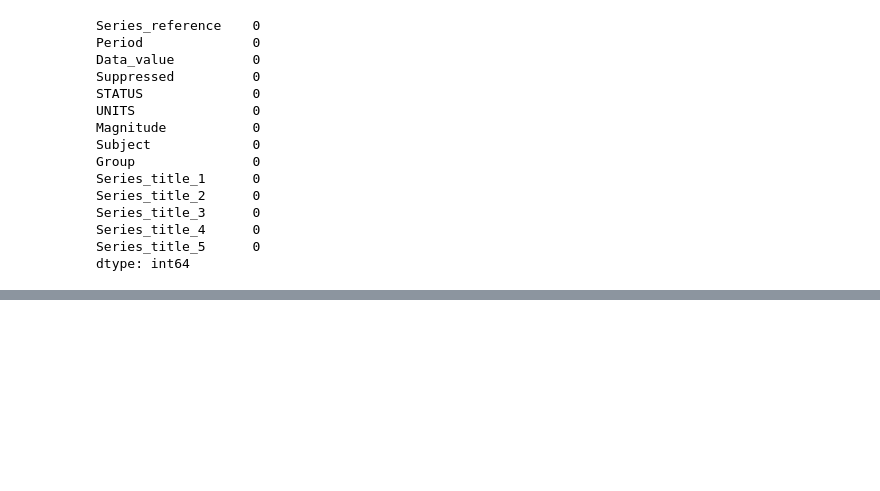
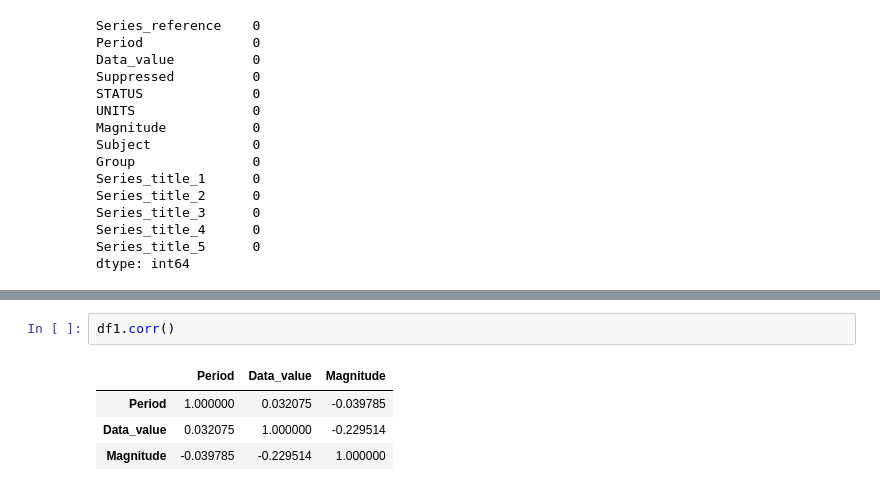
Before and after one commit to hardik-batheja/bankdbms_practiceques, a Jupyter notebook: Assignment/Assignment.ipynb, the cells around one changed output, grey strips where cells are left out. Drawn from its saved outputs; the diff is of its cells as text; blank space fills up the shorter version.

```diff
--- a/Assignment/Assignment.ipynb
+++ b/Assignment/Assignment.ipynb
@@ -101,0 +235,7 @@ df1.duplicated().sum()
+# %%
+df1.corr()
+# %% [output]
+|  | Period | Data_value | Magnitude |
+| Period | 1.000000 | 0.032075 | -0.039785 |
+| Data_value | 0.032075 | 1.000000 | -0.229514 |
+| Magnitude | -0.039785 | -0.229514 | 1.000000 |
```
Also changed, not shown: parts of 13 cells of this notebook, 2 other files.
